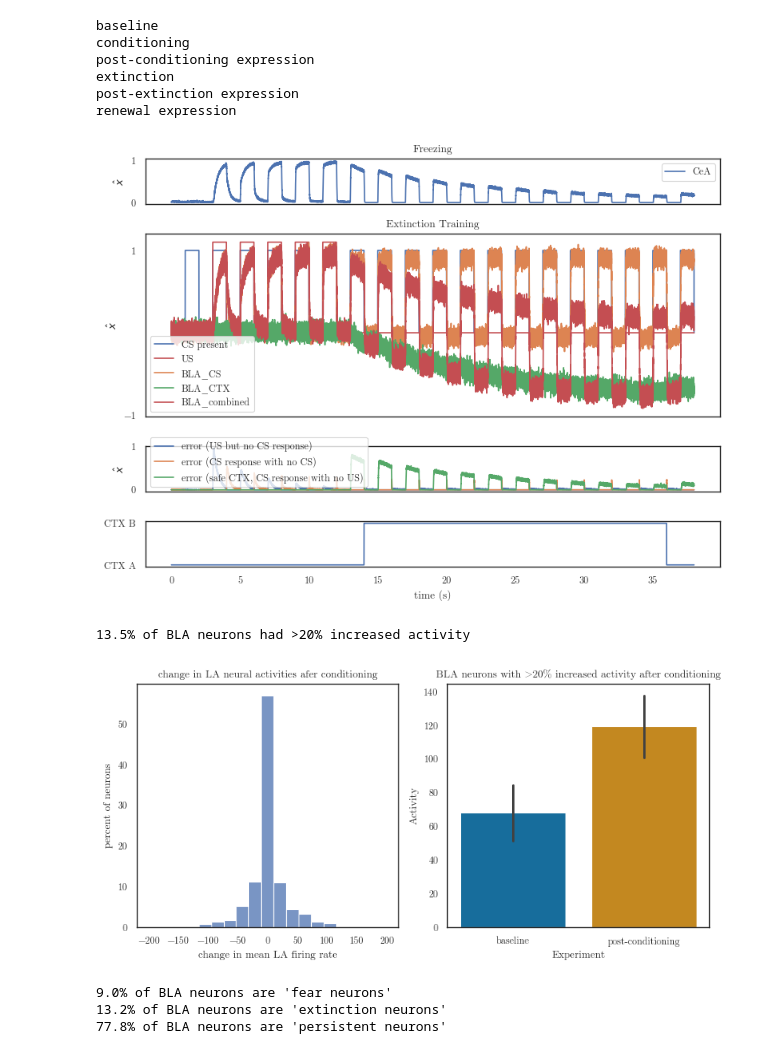
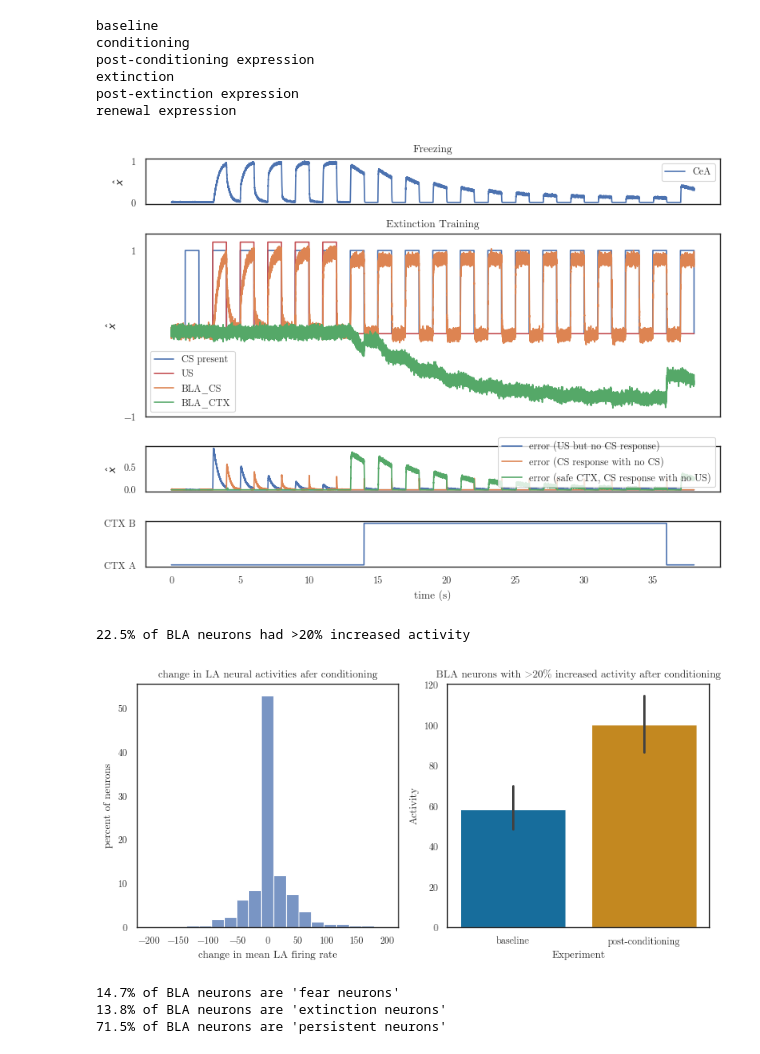
Before and after one commit to psipeter/amygdala, a Jupyter notebook: new.ipynb, the cells around one changed output. Cells and saved outputs as stored; diff of their text form; code cells hidden in the pictures.

Commit message:
freezing during fear rewenal is improved by including both error_CTX_safe and error_CTX_fear in BLA

```diff
--- a/new.ipynb
+++ b/new.ipynb
@@ -10,7 +10,7 @@ sns.set_palette(palette)
 sns.set(context='paper', style='white', font='CMU Serif')
 # %%
 class Inputs():
-    def __init__(self, nCS=1, nCTX=2, dim_CS=3, dim_CTX=5, seed=0):
+    def __init__(self, nCS=1, nCTX=2, dim_CS=3, dim_CTX=2, seed=0):
         self.rng = np.random.RandomState(seed=seed)
         self.sampler = nengo.dists.UniformHypersphere(surface=True)
         self.dim_CS = dim_CS
@@ -22,7 +22,7 @@ class Inputs():
         self.CTX = np.zeros((self.dim_CTX))
         self.CSs = self.sampler.sample(nCS, dim_CS, rng=self.rng)
         self.CTXs = self.sampler.sample(nCTX, dim_CTX, rng=self.rng)
-#         self.CTXs = np.array([[0,1], [1,0]])
+#         self.CTXs = np.eye(dim_CTX)
     def get_CS(self, t):
         idx = int(t/2) % self.nCS
         applied = True if t%2>1 else False  # 1s of no input, 1s of CS input
@@ -49,7 +49,7 @@ class Inputs():
 seed = 0
 nNeurons = 200
 dim_CS = 3
-dim_CTX = 10
+dim_CTX = 2
 inputs = Inputs(nCS=1, dim_CS=dim_CS, dim_CTX=dim_CTX, seed=seed)
 
 net = nengo.Network(seed=seed)
@@ -57,7 +57,6 @@ net.config[nengo.Connection].synapse = 0.01
 net.config[nengo.Probe].synapse = 0.01
 intercepts_pos = nengo.dists.Uniform(0, 1)
 encoders_pos = nengo.dists.Choice([[1]])
-encoders_ctx = nengo.dists.Choice([[1, 0], [0, 1], [-1, 0], [0, -1]])
 
 with net:
     # inputs
@@ -171,26 +170,26 @@ print(f"{len(increasing_neurons)/len(dA_cond)*100}% of LA neurons had >20% incre
 # %%
 with net:
     # amygdala ensembles
-    BLA = nengo.Ensemble(3*nNeurons, 4, radius=4)  # [CS, US, CTX, combined]
+    BLA = nengo.Ensemble(3*nNeurons, 3, radius=3)  # [CS, US, CTX]
     # error ensembles
-    error_CTX = nengo.Ensemble(nNeurons, 1, intercepts=intercepts_pos, encoders=encoders_pos)
+    error_CTX_safe = nengo.Ensemble(nNeurons, 1, intercepts=intercepts_pos, encoders=encoders_pos)
     # feedforward connections
     nengo.Connection(LA, BLA[:2])  # transmit [CS, US] from LA to BLA
     # learned connections
     extinction = nengo.Connection(external_CTX, BLA[2], function=lambda x: 0, learning_rule_type=nengo.PES(1e-5))
     # CTX error connections
-    nengo.Connection(BLA, error_CTX, function=lambda x: x[3]-x[1])  # (combined response) - US
-    nengo.Connection(external_CS, error_CTX, function=lambda x: -1+np.sum(np.square(x)))  # CS must be present
-    nengo.Connection(error_CTX, extinction.learning_rule, transform=1)
-    # lateral/feedback connections
-    nengo.Connection(BLA[0], BLA[3])  # CS response added to combined response
-    nengo.Connection(BLA[2], BLA[3], transform=+1)  # CTX extinction response subtracted from combined response
+    nengo.Connection(BLA, error_CTX_safe, function=lambda x: x[0]+x[2]-x[1])  # CS response + CTX response (negative), removed if US present
+    nengo.Connection(BLA, error_CTX_safe.neurons,
+        function=lambda x: 1-x[0], transform=-1e0*np.ones((nNeurons,1)))  # inhibit unless CS is present
+    nengo.Connection(BLA, error_CTX_safe.neurons,
+        function=lambda x: x[1], transform=-1e0*np.ones((nNeurons,1)))  # inhibit if US is present
+    nengo.Connection(error_CTX_safe, extinction.learning_rule, transform=1)
     # output connections
     nengo.Connection(BLA[2], CeA)  # CTX response added to CeA state
     # probes
     pBLA_spikes = nengo.Probe(BLA.neurons)
     pBLA = nengo.Probe(BLA)
-    pError_CTX = nengo.Probe(error_CTX)
+    pError_CTX_safe = nengo.Probe(error_CTX_safe)
 # %%
 dt = 0.001
 nCond = 5
@@ -242,31 +241,30 @@ renewal expression
 # %%
 fig, axes = plt.subplots(nrows=4, ncols=1, sharex=True, figsize=((8,6)), gridspec_kw={'height_ratios': [1,4,1,1]})
 axes[0].plot(sim.trange(), sim.data[pCeA], label="CeA")
 # axes[0].plot(sim.trange(), sim.data[pLA][:,0] + sim.data[pBLA][:,2], label="diff")
 axes[0].set(yticks=((0, 1)), ylabel=r"$\hat{x}$", title="Freezing")
 axes[0].legend()
 axes[1].plot(sim.trange(), np.linalg.norm(sim.data[pCS], ord=2, axis=1), label="CS present")
 axes[1].plot(sim.trange(), 1.1*sim.data[pUS], label="US", c='r')
 axes[1].plot(sim.trange(), sim.data[pBLA][:,0], label="BLA_CS")
 # axes[1].plot(sim.trange(), sim.data[pBLA][:,1], label="BLA_US")
 axes[1].plot(sim.trange(), sim.data[pBLA][:,2], label="BLA_CTX")
-axes[1].plot(sim.trange(), sim.data[pBLA][:,3], label="BLA_combined")
 axes[1].legend()
 axes[1].set(yticks=((-1,1)), ylabel=r"$\hat{x}$", title="Extinction Training")
 axes[2].plot(sim.trange(), sim.data[pError_CS], label="error (US but no CS response)")
 axes[2].plot(sim.trange(), sim.data[pError_noCS], label="error (CS response with no CS)")
-axes[2].plot(sim.trange(), sim.data[pError_CTX], label="error (safe CTX, CS response with no US)")
+axes[2].plot(sim.trange(), sim.data[pError_CTX_safe], label="error (safe CTX, CS response with no US)")
 axes[2].legend()
 axes[2].set(ylabel=r"$\hat{x}$")
 ctxA_idx = np.where(sim.data[pCTX]==inputs.CTXs[0])[0]
 ctxB_idx = np.where(sim.data[pCTX]==inputs.CTXs[1])[0]
 ctx_signal = np.zeros((sim.trange().shape[0]))
 ctx_signal[ctxB_idx] = 1
 axes[3].plot(sim.trange(), ctx_signal, label="CTX")
 axes[3].set(xlabel="time (s)", yticks=((0,1)), yticklabels=(("CTX A", "CTX B")))
 plt.tight_layout()
 # %% [output]
-[figure, old version]
+[figure, new version]
 # %%
 A_baseline = sim.data[pBLA_spikes][T_baseline_inactive: T_baseline_active]
 A_expression = sim.data[pBLA_spikes][T_expression_cond_inactive: T_expression_cond_active]
@@ -287,8 +285,8 @@ axes[1].set(title="BLA neurons with >20% increased activity after conditioning")
 plt.tight_layout()
 print(f"{len(increasing_neurons)/len(dA_cond)*100}% of BLA neurons had >20% increased activity")
 # %% [output]
-13.5% of BLA neurons had >20% increased activity
+22.5% of BLA neurons had >20% increased activity
-[figure, old version]
+[figure, new version]
 # %%
 A_post_cond = sim.data[pBLA_spikes][T_expression_cond_inactive: T_expression_cond_active]
 A_post_ext = sim.data[pBLA_spikes][T_expression_ext_inactive: T_expression_ext_active]
@@ -315,9 +313,9 @@ for n in extinction_neurons:
     data_BLA_types = data_BLA_types.append({"neuron": n, "type": "extinction", "Activity": np.mean(A_post_cond[:,n]), "Experiment": "post-conditioning"}, ignore_index=True)
     data_BLA_types = data_BLA_types.append({"neuron": n, "type": "extinction", "Activity": np.mean(A_post_ext[:,n]), "Experiment": "post-extinction"}, ignore_index=True)
 # %% [output]
-9.0% of BLA neurons are 'fear neurons'
-13.2% of BLA neurons are 'extinction neurons'
-77.8% of BLA neurons are 'persistent neurons'
+14.7% of BLA neurons are 'fear neurons'
+13.8% of BLA neurons are 'extinction neurons'
+71.5% of BLA neurons are 'persistent neurons'
 # %%
 fig, axes = plt.subplots(nrows=1, ncols=3, figsize=((12,4)))
 sns.barplot(data=data_BLA_types.query("type=='extinction'"), x='Experiment', y="Activity", palette=palette, ax=axes[0])
```
Also changed, not shown: parts of 20 cells of this notebook.
